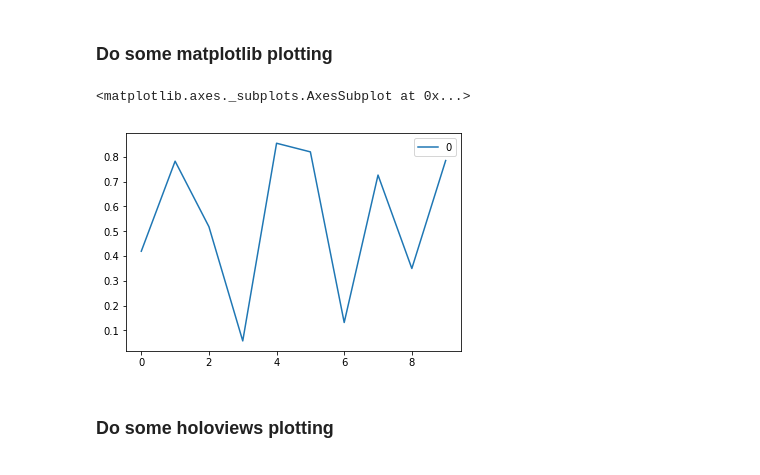
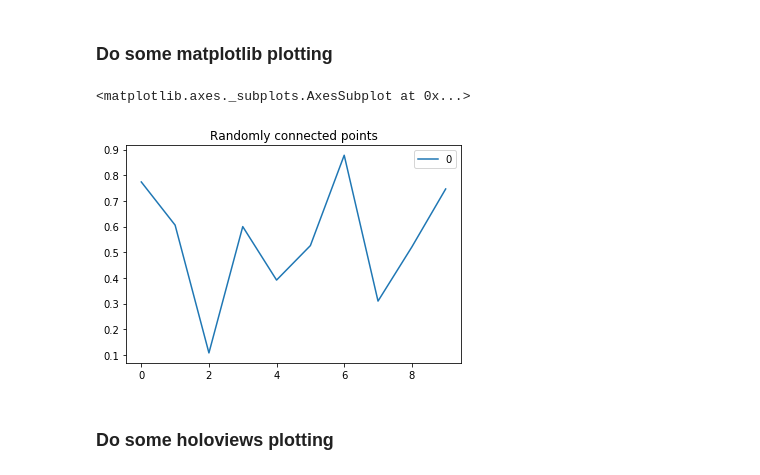
Before and after one commit to cmrfrd/serverless_notebooks, a Jupyter notebook: notebooks/notebook_multiple_outputs.ipynb, the cells around one changed output. Saved outputs shown, nothing was run; the diff lists cells and outputs as text; code cells hidden in the pictures.

```diff
--- a/notebooks/notebook_multiple_outputs.ipynb
+++ b/notebooks/notebook_multiple_outputs.ipynb
@@ -5,6 +5,7 @@ In this notebook we will output various different types of output
 # %%
 TEST="THIS IS A DEFAULT TEST STRING"
 DATA=[1,2,3,4,5]
+NUM_POINTS=10
 # %%
 import numpy as np
 import pandas as pd
@@ -19,10 +20,10 @@ hv.extension('bokeh')
 ### Do some matplotlib plotting
 # %%
 %matplotlib inline
-pd.DataFrame(np.random.random(10)).plot()
+pd.DataFrame(np.random.random(NUM_POINTS)).plot(title='Randomly connected points')
 # %% [output]
 <matplotlib.axes._subplots.AxesSubplot at 0x...>
-[figure, old version]
+[figure, new version]
 # %% [markdown]
 ### Do some holoviews plotting
 # %%
```
Also changed, not shown: 1 other file.
